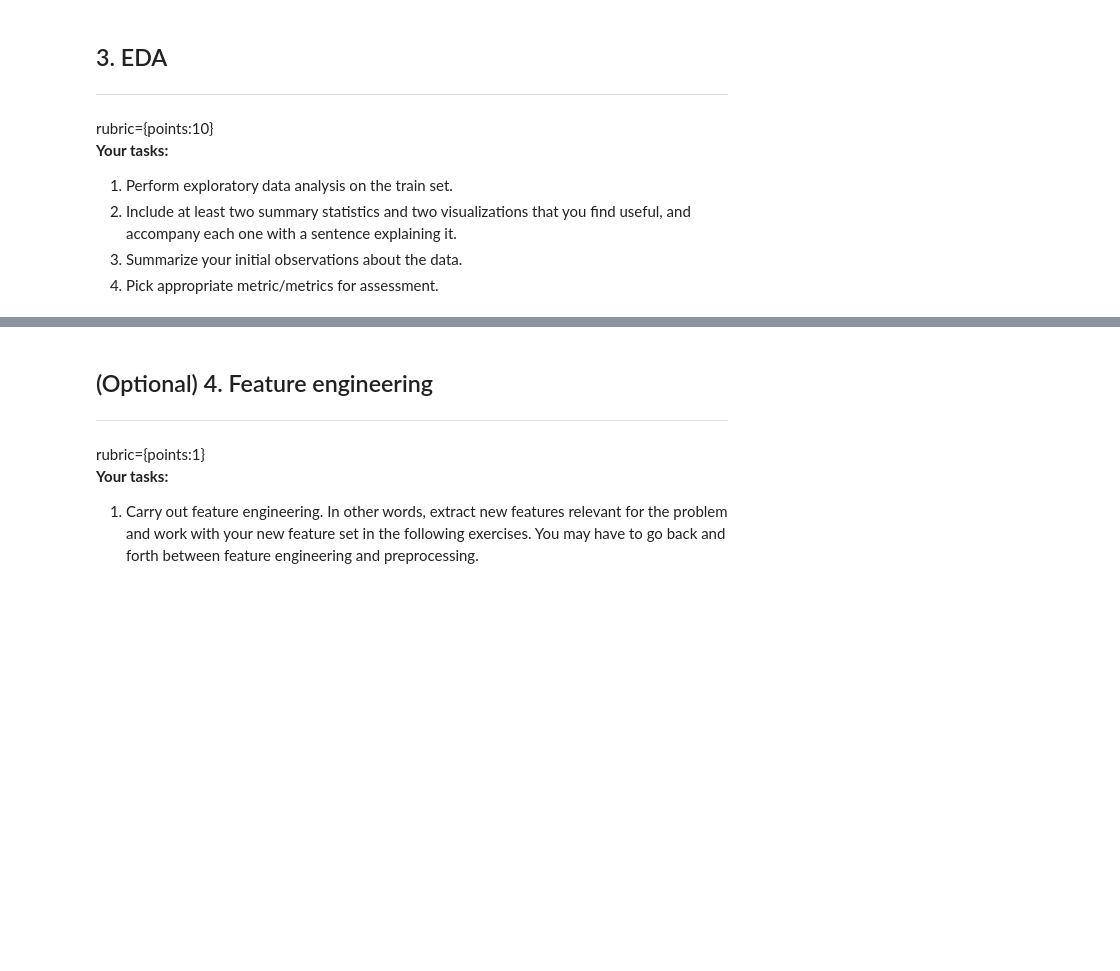
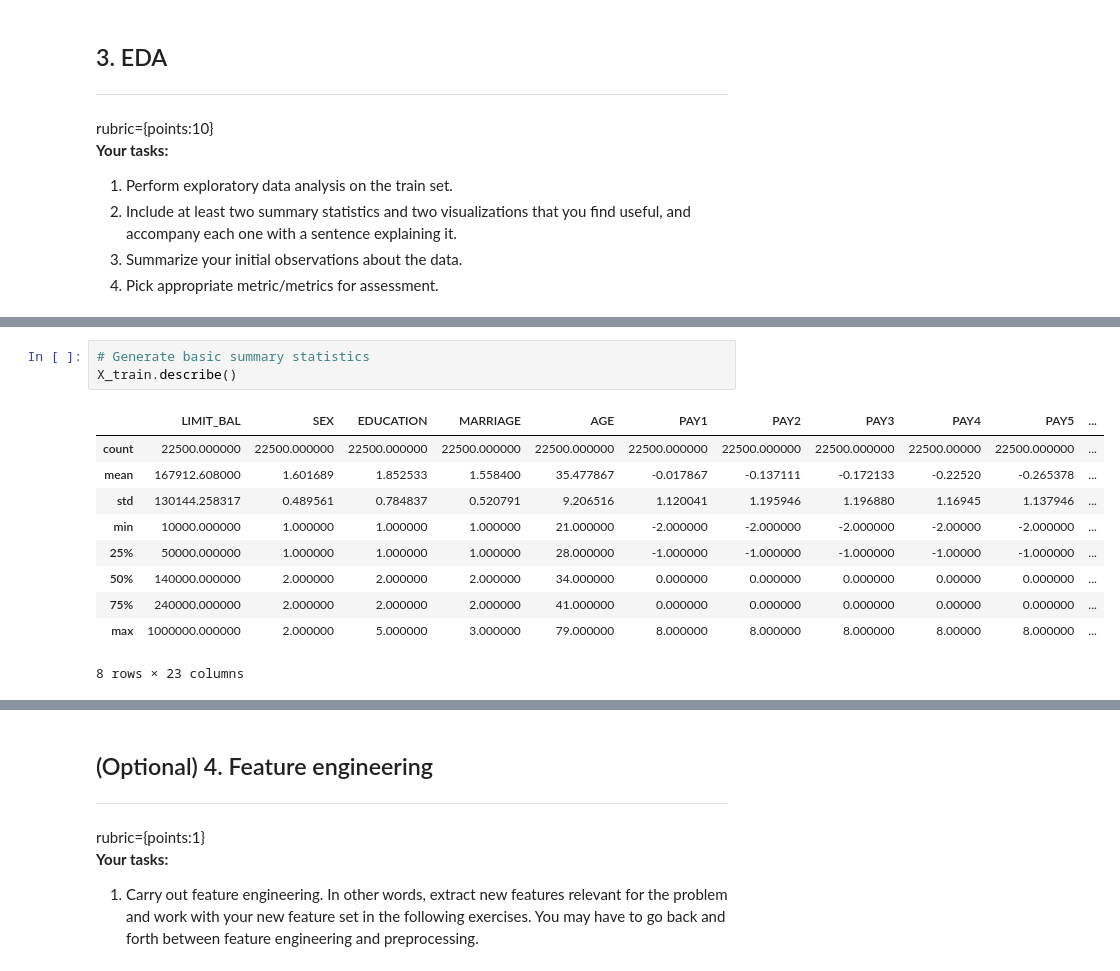
Before and after one commit to xhnatiuk/cpsc330, a Jupyter notebook: hw/hw6/hw6.ipynb, the cells around one changed output, grey strips where cells are left out. Cells and saved outputs as stored; diff of their text form; blank space fills up the shorter version.

```diff
--- a/hw/hw6/hw6.ipynb
+++ b/hw/hw6/hw6.ipynb
@@ -182,0 +284,14 @@ rubric={points:10}
+# %%
+# Generate basic summary statistics
+X_train.describe()
+# %% [output]
+|  | LIMIT_BAL | SEX | EDUCATION | MARRIAGE | AGE | PAY1 | PAY2 | PAY3 | PAY4 | PAY5 | ... |
+| count | 22500.000000 | 22500.000000 | 22500.000000 | 22500.000000 | 22500.000000 | 22500.000000 | 22500.000000 | 22500.000000 | 22500.00000 | 22500.000000 | ... |
+| mean | 167912.608000 | 1.601689 | 1.852533 | 1.558400 | 35.477867 | -0.017867 | -0.137111 | -0.172133 | -0.22520 | -0.265378 | ... |
+| std | 130144.258317 | 0.489561 | 0.784837 | 0.520791 | 9.206516 | 1.120041 | 1.195946 | 1.196880 | 1.16945 | 1.137946 | ... |
+| min | 10000.000000 | 1.000000 | 1.000000 | 1.000000 | 21.000000 | -2.000000 | -2.000000 | -2.000000 | -2.00000 | -2.000000 | ... |
+| 25% | 50000.000000 | 1.000000 | 1.000000 | 1.000000 | 28.000000 | -1.000000 | -1.000000 | -1.000000 | -1.00000 | -1.000000 | ... |
+| 50% | 140000.000000 | 2.000000 | 2.000000 | 2.000000 | 34.000000 | 0.000000 | 0.000000 | 0.000000 | 0.00000 | 0.000000 | ... |
+| 75% | 240000.000000 | 2.000000 | 2.000000 | 2.000000 | 41.000000 | 0.000000 | 0.000000 | 0.000000 | 0.00000 | 0.000000 | ... |
+| max | 1000000.000000 | 2.000000 | 5.000000 | 3.000000 | 79.000000 | 8.000000 | 8.000000 | 8.000000 | 8.00000 | 8.000000 | ... |
+8 rows × 23 columns
```
Also changed, not shown: parts of 98 cells of this notebook, 25 other files.
